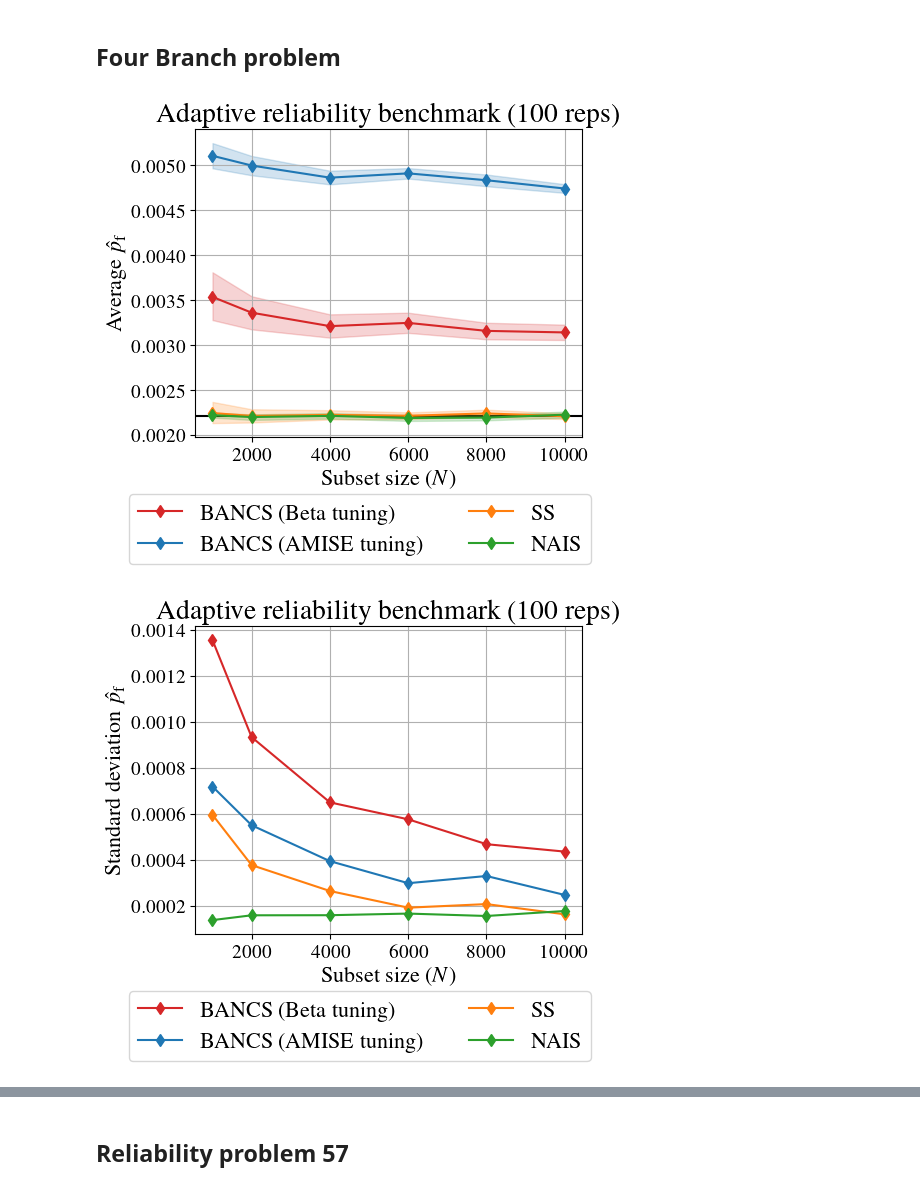
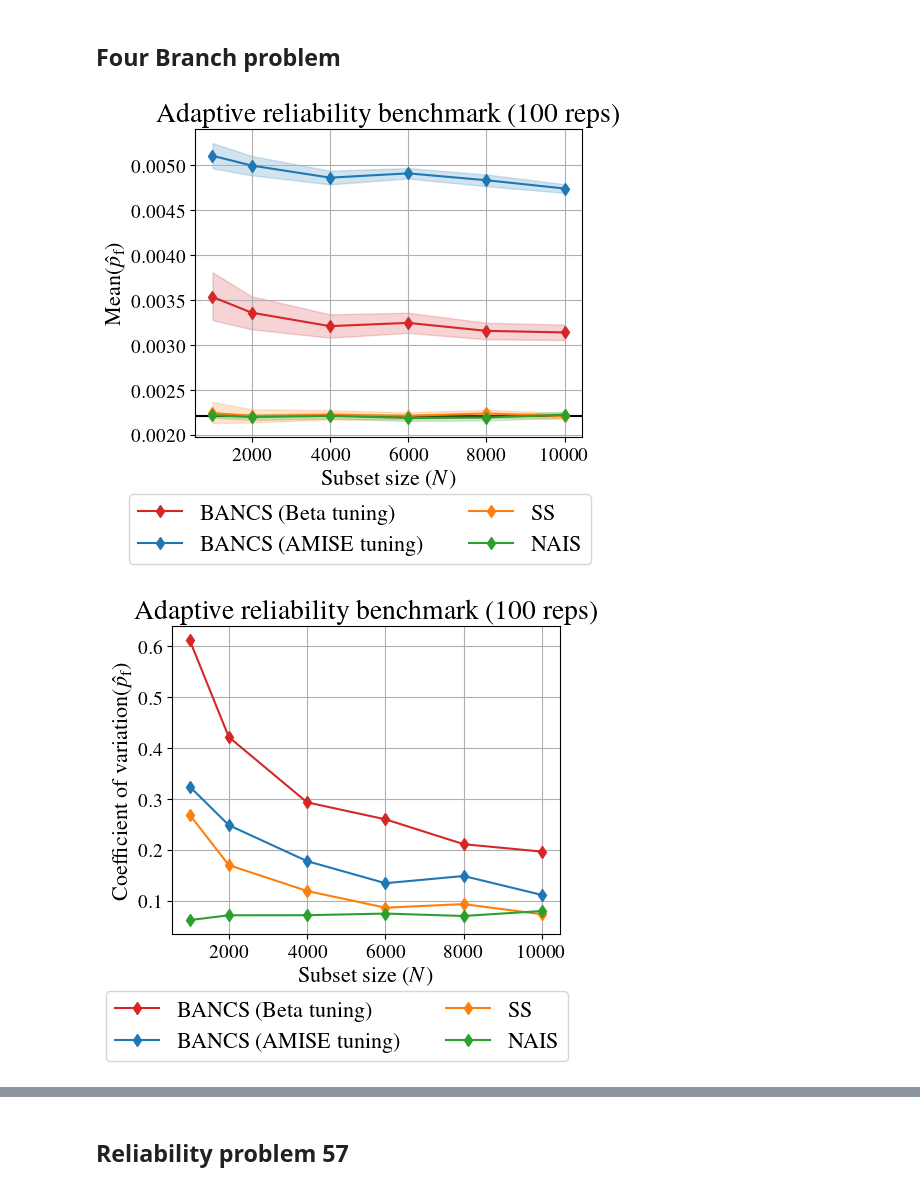
Before and after one commit to efekhari27/bancs, a Jupyter notebook: mascot_benchmark/analyze_results.ipynb, the cells around one changed output, grey strips where cells are left out. Cells and saved outputs as stored; diff of their text form; code cells hidden in the pictures.

```diff
--- a/mascot_benchmark/analyze_results.ipynb
+++ b/mascot_benchmark/analyze_results.ipynb
@@ -37,13 +37,13 @@ def draw_mean(df_beta, df_amise, save_file=None):
     plt.legend(ncols=2, bbox_to_anchor=(1.05, -0.15))
     plt.title("Adaptive reliability benchmark (100 reps)")
     plt.xlabel("Subset size ($N$)")
-    plt.ylabel("Average $\hat{p_\mathrm{f}}$")
+    plt.ylabel("Mean($\hat{p_\mathrm{f}}$)")
     plt.grid()
     if save_file is not None:
         plt.savefig(save_file, dpi=300, bbox_inches='tight')
     return fig
 
-def draw_std(df_beta, df_amise, stat="pf_std", save_file=None):
+def draw_stat(df_beta, df_amise, stat="pf_std", save_file=None):
     fig = plt.figure(figsize=(5, 4))
     for i, method in enumerate(df_beta["method"].unique()):
         plt.plot(df_beta["size"].unique(), df_beta[df_beta["method"]==method][stat], label=method + " (Beta tuning)", marker="d", color=f"C3")
@@ -58,10 +58,30 @@ def draw_std(df_beta, df_amise, stat="pf_std", save_file=None):
     plt.title("Adaptive reliability benchmark (100 reps)")
     plt.xlabel("Subset size ($N$)")
     if stat == "pf_std":
-        plt.ylabel("Standard deviation $\hat{p_\mathrm{f}}$")
+        plt.ylabel("Standard deviation($\hat{p_\mathrm{f}}$)")
     elif stat == "pf_med":
-        plt.ylabel("Median $\hat{p_\mathrm{f}}$")
+        plt.ylabel("Median($\hat{p_\mathrm{f}}$)")
     plt.grid()
     if save_file is not None:
         plt.savefig(save_file, dpi=300, bbox_inches='tight')
     return fig
+
+def draw_cov(df_beta, df_amise, save_file=None):
+    fig = plt.figure(figsize=(5, 4))
+    for i, method in enumerate(df_beta["method"].unique()):
+        plt.plot(df_beta["size"].unique(), df_beta[df_beta["method"]==method]["pf_std"] / df_beta[df_beta["method"]==method]["pf_ref"], label=method + " (Beta tuning)", marker="d", color=f"C3")
+
+    for i, method in enumerate(df_amise["method"].unique()):
+        if method=="BANCS":
+            label = "BANCS (AMISE tuning)"
+        else :
+            label = method
+        plt.plot(df_amise["size"].unique(), df_amise[df_amise["method"]==method]["pf_std"] / df_amise[df_amise["method"]==method]["pf_ref"], label=label, marker="d", color=f"C{i}")
+    plt.legend(ncols=2, bbox_to_anchor=(1.05, -0.15))
+    plt.title("Adaptive reliability benchmark (100 reps)")
+    plt.xlabel("Subset size ($N$)")
+    plt.ylabel("Coefficient of variation($\hat{p_\mathrm{f}}$)")
+    plt.grid()
+    if save_file is not None:
+        plt.savefig(save_file, dpi=300, bbox_inches='tight')
+    return fig
@@ -75,10 +110,11 @@ results100 = pd.read_csv("results/4B_results_m100.csv")
 # %%
 df_beta = pd.read_csv("results/RP4B_results_beta.csv")
 df_amise = pd.read_csv("results/RP4B_results_amise.csv")
 
 draw_mean(df_beta, df_amise, save_file="figures/RP4B_mean.pdf");
-draw_std(df_beta, df_amise, save_file="figures/RP4B_std.pdf");
-draw_std(df_beta, df_amise, stat="pf_med", save_file="figures/RP4B_median.pdf");
+draw_cov(df_beta, df_amise, save_file="figures/RP4B_cov.pdf");
+draw_stat(df_beta, df_amise, save_file="figures/RP4B_std.pdf");
+draw_stat(df_beta, df_amise, stat="pf_med", save_file="figures/RP4B_median.pdf");
 # %% [output]
-[figure, old version]
+[figure, new version]
-[figure, old version]
+[figure, new version]
```
Also changed, not shown: parts of 5 cells of this notebook, 24 other files.
